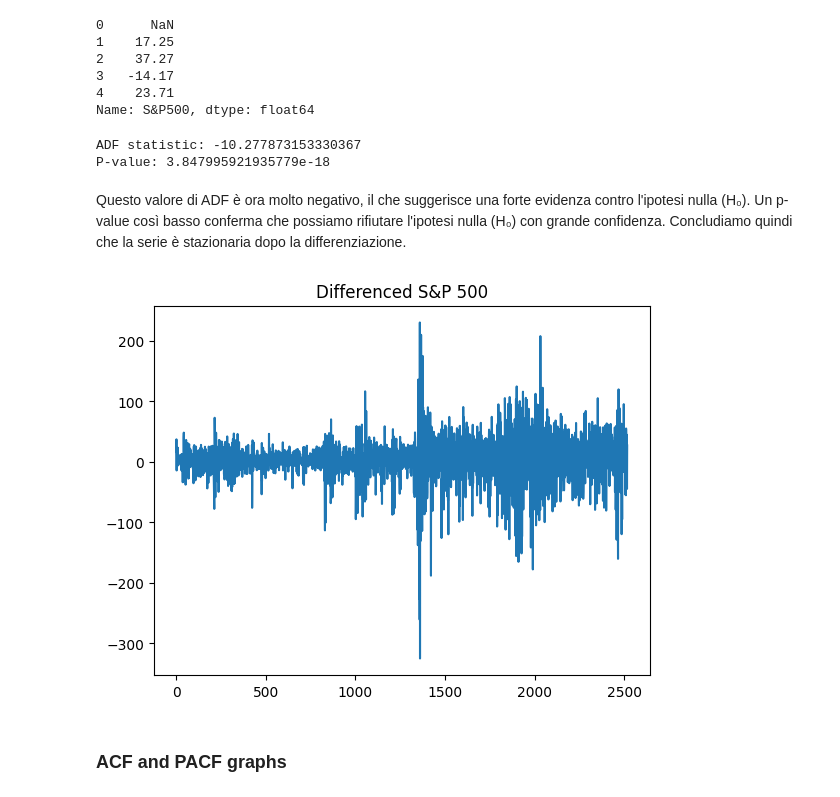
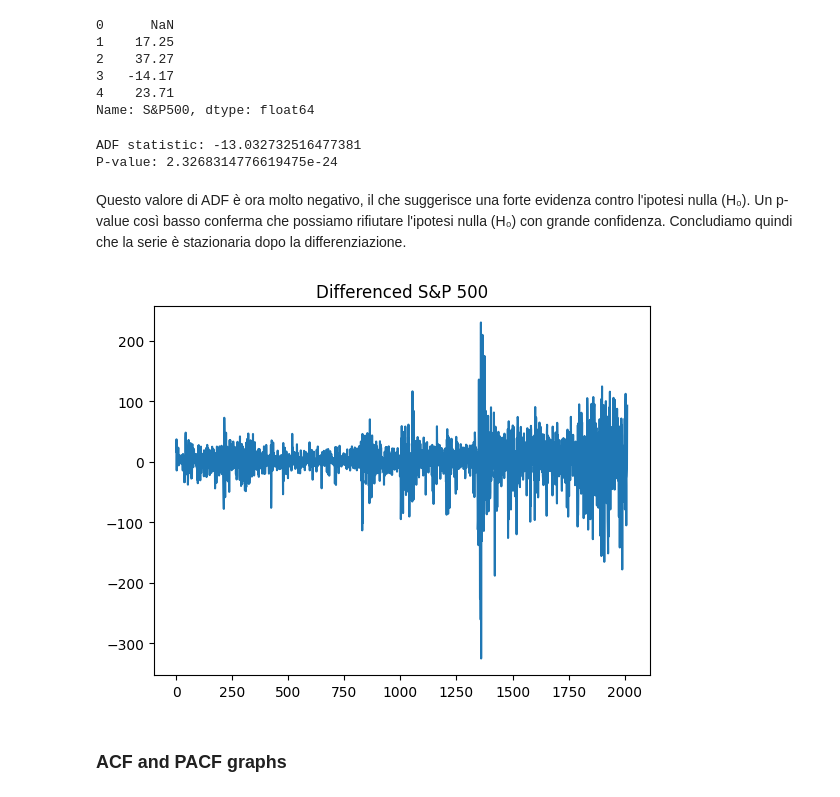
Before and after one commit to lucabellantee/Time-series-analysis, a Jupyter notebook: time_series_SP500.ipynb, the cells around one changed output. Cells and saved outputs as stored; diff of their text form; code cells hidden in the pictures.

```diff
--- a/time_series_SP500.ipynb
+++ b/time_series_SP500.ipynb
@@ -112,0 +116,22 @@ plt.show()
+# %%
+# Definiamo la proporzione per il training (ad esempio 80% per il training e 20% per il test)
+train_size = int(len(data_new) * 0.8)
+train_data = data_new['S&P500'][:train_size]
+test_data = data_new['S&P500'][train_size:]
+
+# Visualizza le dimensioni
+print("Total size:", len(data_new))
+print("Training set size:", len(train_data))
+print("Test set size:", len(test_data))
+
+# Visualizzare le prime righe dei dati di training e test
+print("Training Data (prime righe):")
+print(train_data.head())
+print("\nTest Data (prime righe):")
+print(test_data.head())
+
+# Visualizzare le ultime righe dei dati di training e test
+print("Training Data (ultime righe):")
+print(train_data.tail())
+print("\nTest Data (ultime righe):")
+print(test_data.tail())
@@ -149,18 +192,18 @@ data_new['S&P500'].diff().head()
 4    23.71
 Name: S&P500, dtype: float64
 # %%
-test_stationarity(data_new['S&P500'].diff().dropna())
+test_stationarity(train_data.diff().dropna())
 # %% [output]
-ADF statistic: -10.277873153330367
-P-value: 3.847995921935779e-18
+ADF statistic: -13.032732516477381
+P-value: 2.3268314776619475e-24
 # %% [markdown]
 Questo valore di ADF è ora molto negativo, il che suggerisce una forte evidenza contro l'ipotesi nulla (H₀). Un p-value così basso conferma che possiamo rifiutare l'ipotesi nulla (H₀) con grande confidenza. Concludiamo quindi che la serie è stazionaria dopo la differenziazione.
 # %%
 import matplotlib.pyplot as plt
-data_new['S&P500'].diff().dropna().plot(title="Differenced S&P 500")
+train_data.diff().dropna().plot(title="Differenced S&P 500")
 plt.show()
 # %% [output]
-[figure, old version]
+[figure, new version]
 # %% [markdown]
 ### ACF and PACF graphs
 # %%
```
Also changed, not shown: parts of 19 cells of this notebook.
